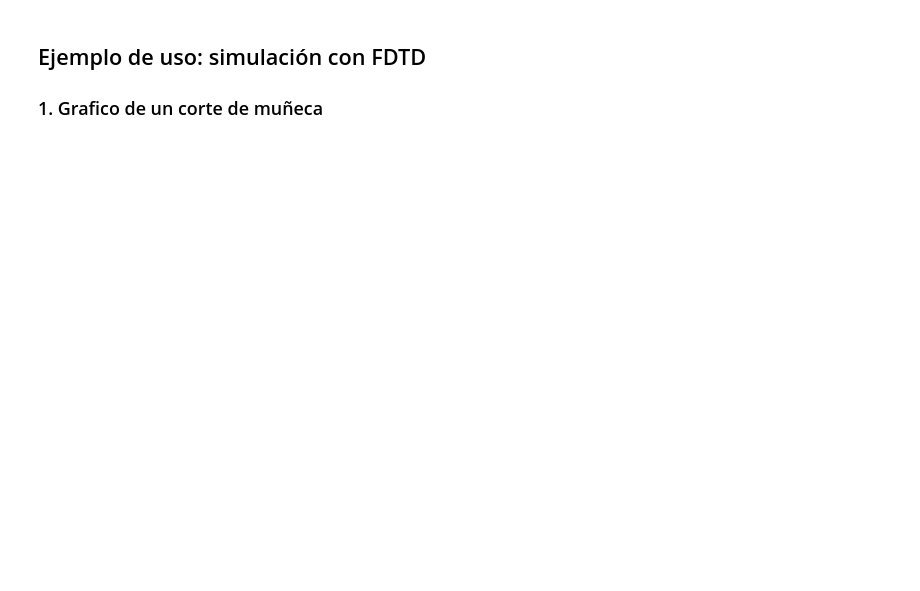
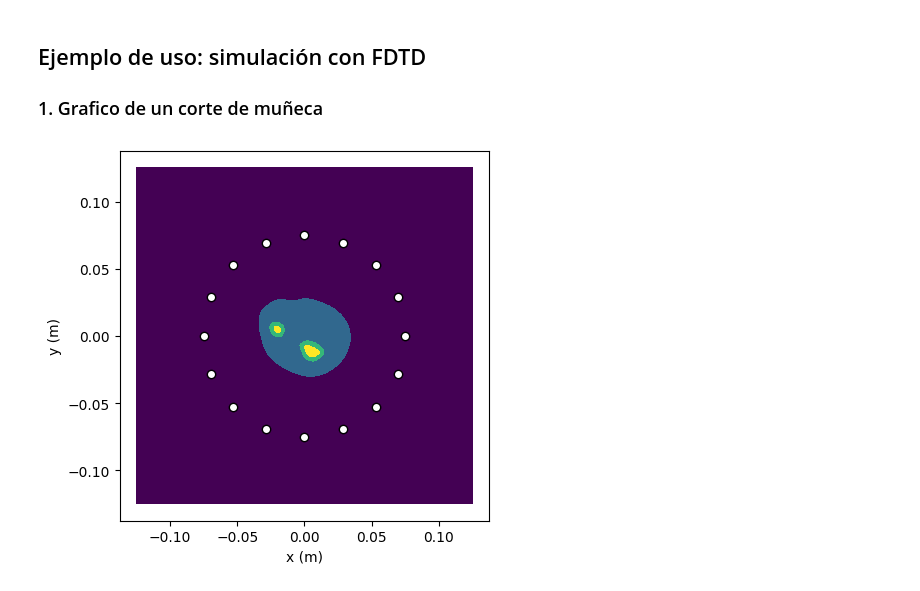
Before and after one commit to rirastorza/heelSimulationDB, a Jupyter notebook: examples/ejemplo_realistas2D.ipynb, the cells around one changed output. Cells and saved outputs as stored; diff of their text form; code cells hidden in the pictures; blank space fills up the shorter version.

```diff
--- a/examples/ejemplo_realistas2D.ipynb
+++ b/examples/ejemplo_realistas2D.ipynb
@@ -53,3 +68,50 @@ Get:12 http://archive.ubuntu.com/ubuntu jammy-updates/main amd64 Packages [2,859
 ## Ejemplo de uso: simulación con FDTD
 
 ### 1. Grafico de un corte de muñeca
+# %%
+import os
+import numpy as np
+from scipy.constants import epsilon_0, pi
+
+filename = 'pacient10_munieca_slice1'
+
+string = "gmsh -2 "+filename+".geo -format msh2"
+os.system(string)
+
+string = "dolfin-convert "+filename+".msh "+filename+".xml"
+os.system(string)
+
+from fenics import *
+
+# Create mesh, subdomains, and boundaries
+mesh = Mesh(filename+".xml");
+subdomains = MeshFunction('size_t',mesh,filename+"_physical_region.xml");
+boundaries = MeshFunction('size_t',mesh,filename+"_facet_region.xml");
+
+import matplotlib.pyplot as plt
+
+plt.figure(1)
+
+plot(subdomains)
+##Uncomment to show the mesh
+#plot(mesh)
+
+
+
+#Position of the antennas
+xposant = np.array([])
+yposant = np.array([])
+for n in range(0,16):
+    xrint = (15.0e-2/2)*np.cos(n*2*pi/16)
+    yrint = (15.0e-2/2)*np.sin(n*2*pi/16)
+    xposant = np.append(xposant,xrint)
+    yposant = np.append(yposant,yrint)
+
+plt.plot(xposant,yposant,'ko',markeredgecolor ='k', markerfacecolor='w')
+
+plt.ylabel(r'y (m)')
+plt.xlabel(r'x (m)')
+
+plt.show()
+# %% [output]
+[figure, added]
```
Also changed, not shown: parts of 3 cells of this notebook.
